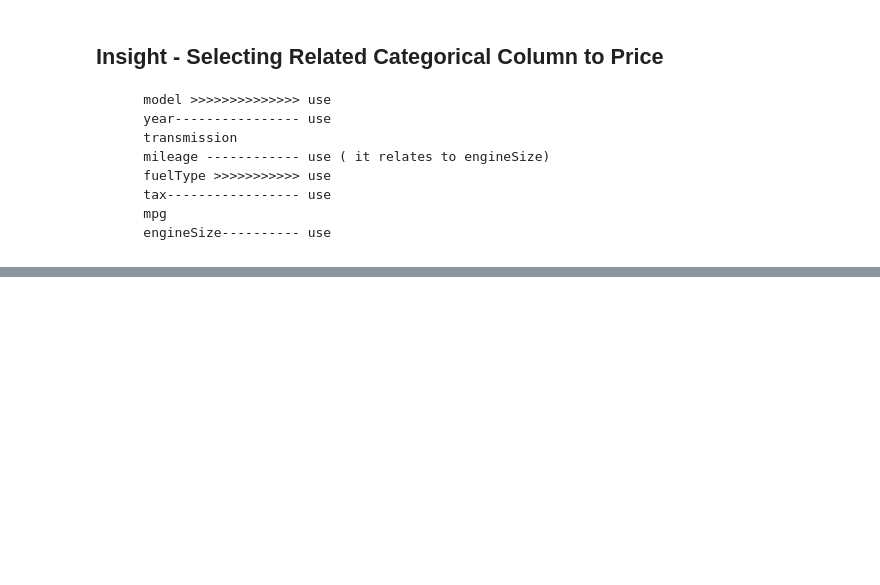
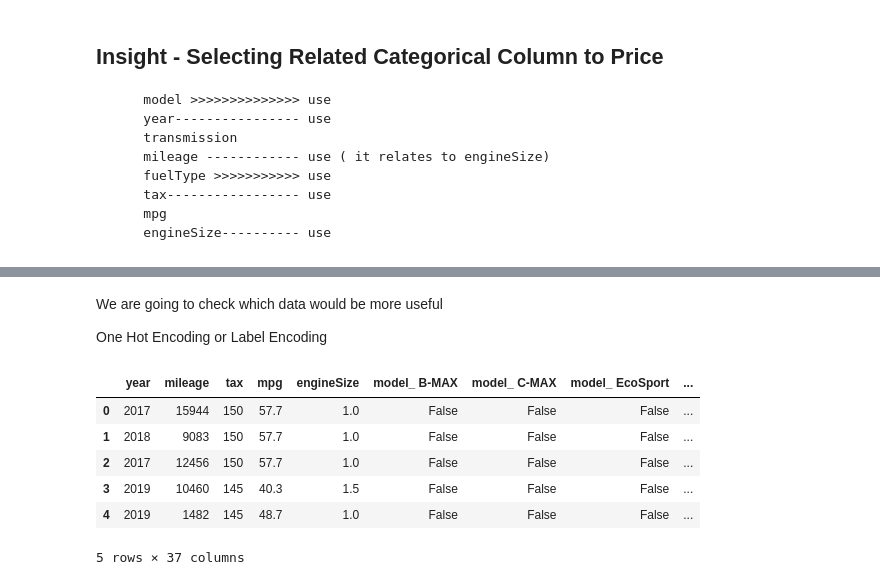
Before and after one commit to wasif-h/Car_Price_Prediction, a Jupyter notebook: prediction.ipynb, the cells around one changed output, grey strips where cells are left out. Drawn from its saved outputs; the diff is of its cells as text; code cells hidden in the pictures; blank space fills up the shorter version.

```diff
--- a/prediction.ipynb
+++ b/prediction.ipynb
@@ -14,7 +14,7 @@ warnings.filterwarnings('ignore')
 # %% [markdown]
 # Load Dataset
 # %%
-df_org = pd.read_csv(r'dataset\ford.csv')
+df_org = pd.read_csv(r"/content/ford.csv")
 df = df_org.copy()
 # %% [markdown]
 # EDA -Exploratory Data Analysis
@@ -200,0 +204,3 @@ sns.boxplot(x = 'transmission', y = 'price',data=df)
+# %%
+x = df.drop(columns= ['price'],axis=1)
+y = df['price']
@@ -200,0 +226,19 @@ sns.boxplot(x = 'transmission', y = 'price',data=df)
+# %% [markdown]
+We are going to check which data would be more useful
+
+
+One Hot Encoding or  Label Encoding
+# %%
+# one hot encode to categorical features
+
+x_one_encode = pd.get_dummies(x, columns=['model','transmission','fuelType'])
+# %%
+x_one_encode.head()
+# %% [output]
+|  | year | mileage | tax | mpg | engineSize | model_ B-MAX | model_ C-MAX | model_ EcoSport | ... |
+| 0 | 2017 | 15944 | 150 | 57.7 | 1.0 | False | False | False | ... |
+| 1 | 2018 | 9083 | 150 | 57.7 | 1.0 | False | False | False | ... |
+| 2 | 2017 | 12456 | 150 | 57.7 | 1.0 | False | False | False | ... |
+| 3 | 2019 | 10460 | 145 | 40.3 | 1.5 | False | False | False | ... |
+| 4 | 2019 | 1482 | 145 | 48.7 | 1.0 | False | False | False | ... |
+5 rows × 37 columns
```
Also changed, not shown: parts of 26 cells of this notebook.
